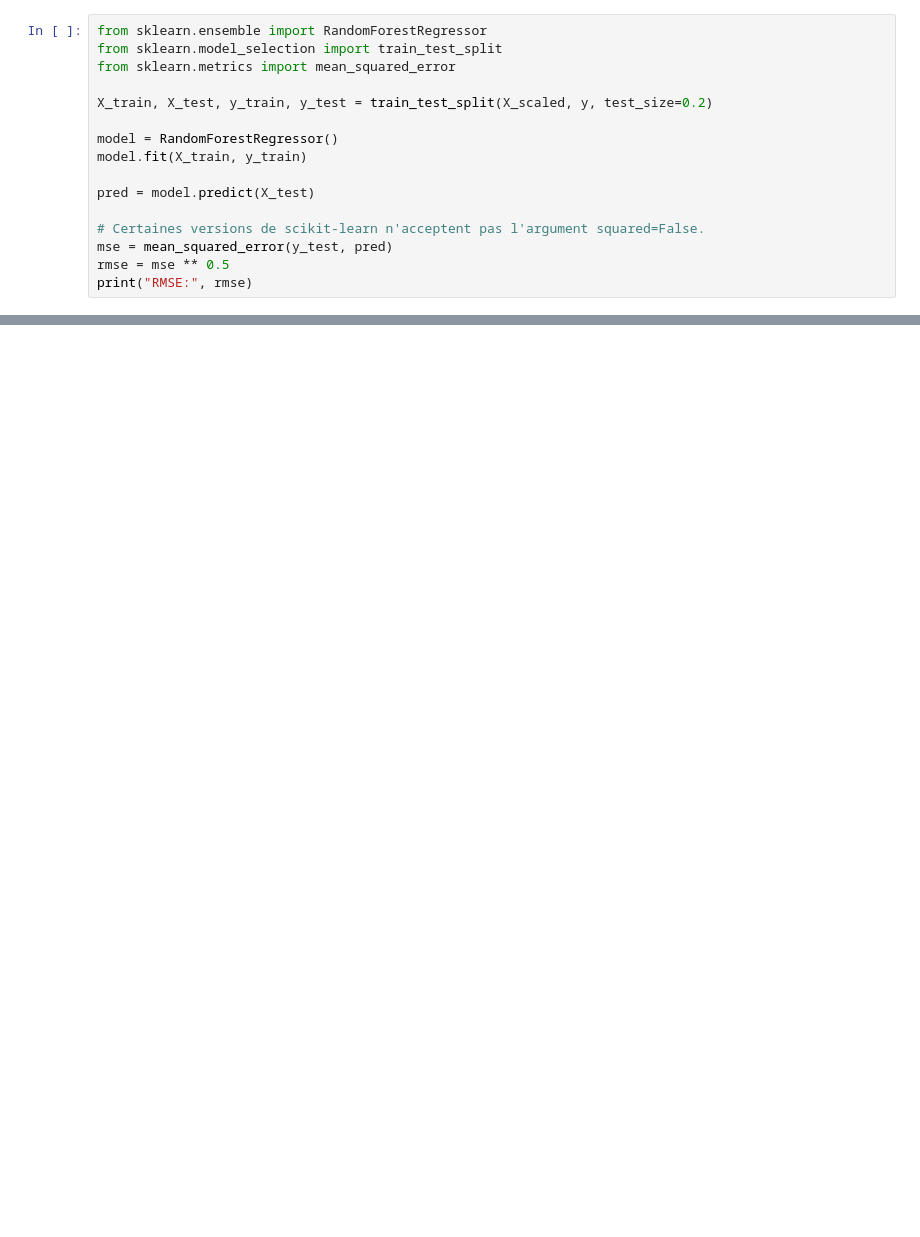
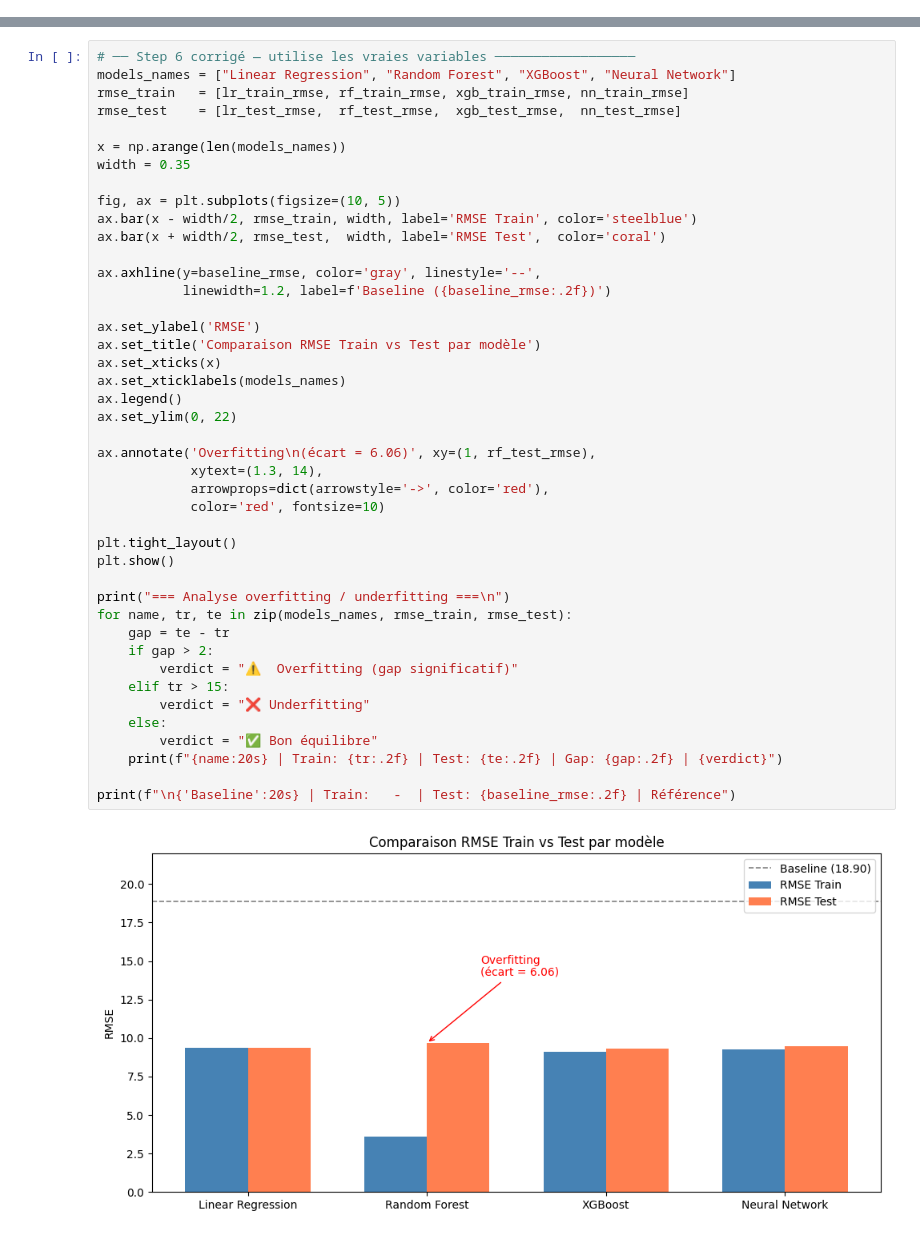
Before and after one commit to Ayoub21061/Artifical_Intelligence_Lab, a Jupyter notebook: failure_prediction.ipynb, the cells around one changed output, grey strips where cells are left out. Drawn from its saved outputs; the diff is of its cells as text; blank space fills up the shorter version.

```diff
--- a/failure_prediction.ipynb
+++ b/failure_prediction.ipynb
@@ -111,16 +111,0 @@ Baseline RMSE: 18.9508245624742
-# %%
-from sklearn.ensemble import RandomForestRegressor
-from sklearn.model_selection import train_test_split
-from sklearn.metrics import mean_squared_error
-
-X_train, X_test, y_train, y_test = train_test_split(X_scaled, y, test_size=0.2)
-
-model = RandomForestRegressor()
-model.fit(X_train, y_train)
-
-pred = model.predict(X_test)
-
-# Certaines versions de scikit-learn n'acceptent pas l'argument squared=False.
-mse = mean_squared_error(y_test, pred)
-rmse = mse ** 0.5
-print("RMSE:", rmse)
@@ -170,0 +435,45 @@ optimizer = torch.optim.Adam(model.parameters(), lr=0.001)
+# %%
+# ── Step 6 corrigé — utilise les vraies variables ──────────────────
+models_names = ["Linear Regression", "Random Forest", "XGBoost", "Neural Network"]
+rmse_train   = [lr_train_rmse, rf_train_rmse, xgb_train_rmse, nn_train_rmse]
+rmse_test    = [lr_test_rmse,  rf_test_rmse,  xgb_test_rmse,  nn_test_rmse]
+
+x = np.arange(len(models_names))
+width = 0.35
+
+fig, ax = plt.subplots(figsize=(10, 5))
+ax.bar(x - width/2, rmse_train, width, label='RMSE Train', color='steelblue')
+ax.bar(x + width/2, rmse_test,  width, label='RMSE Test',  color='coral')
+
+ax.axhline(y=baseline_rmse, color='gray', linestyle='--',
+           linewidth=1.2, label=f'Baseline ({baseline_rmse:.2f})')
+
+ax.set_ylabel('RMSE')
+ax.set_title('Comparaison RMSE Train vs Test par modèle')
+ax.set_xticks(x)
+ax.set_xticklabels(models_names)
+ax.legend()
+ax.set_ylim(0, 22)
+
+ax.annotate('Overfitting\n(écart = 6.06)', xy=(1, rf_test_rmse),
+            xytext=(1.3, 14),
+            arrowprops=dict(arrowstyle='->', color='red'),
+            color='red', fontsize=10)
+
+plt.tight_layout()
+plt.show()
+
+print("=== Analyse overfitting / underfitting ===\n")
+for name, tr, te in zip(models_names, rmse_train, rmse_test):
+    gap = te - tr
+    if gap > 2:
+        verdict = "⚠️  Overfitting (gap significatif)"
+    elif tr > 15:
+        verdict = "❌ Underfitting"
+    else:
+        verdict = "✅ Bon équilibre"
+    print(f"{name:20s} | Train: {tr:.2f} | Test: {te:.2f} | Gap: {gap:.2f} | {verdict}")
+
+print(f"\n{'Baseline':20s} | Train:   -  | Test: {baseline_rmse:.2f} | Référence")
+# %% [output]
+[figure, added]
```
Also changed, not shown: parts of 30 cells of this notebook, 1 other file.
